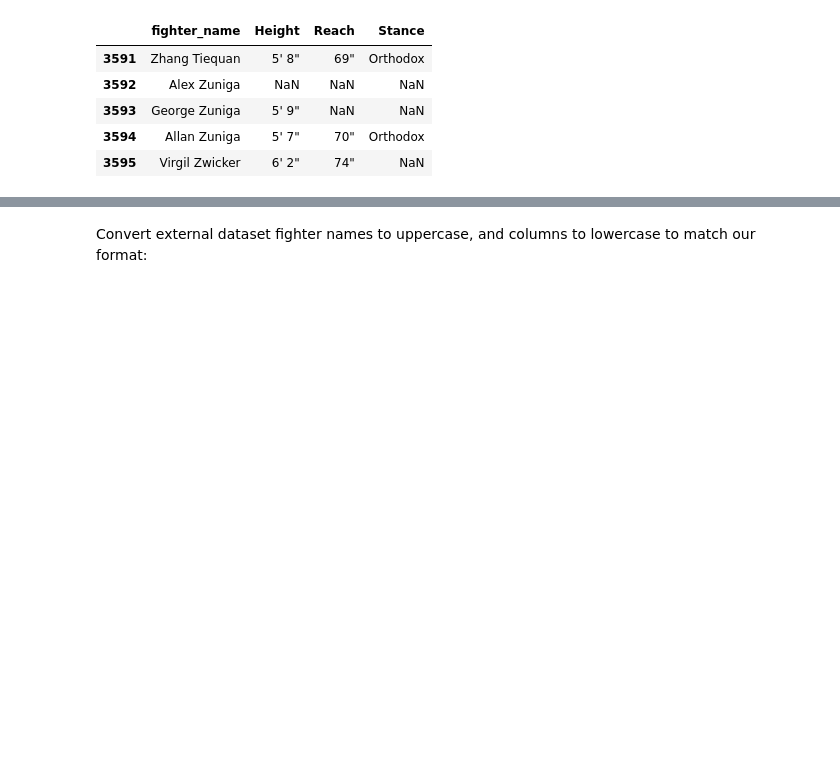
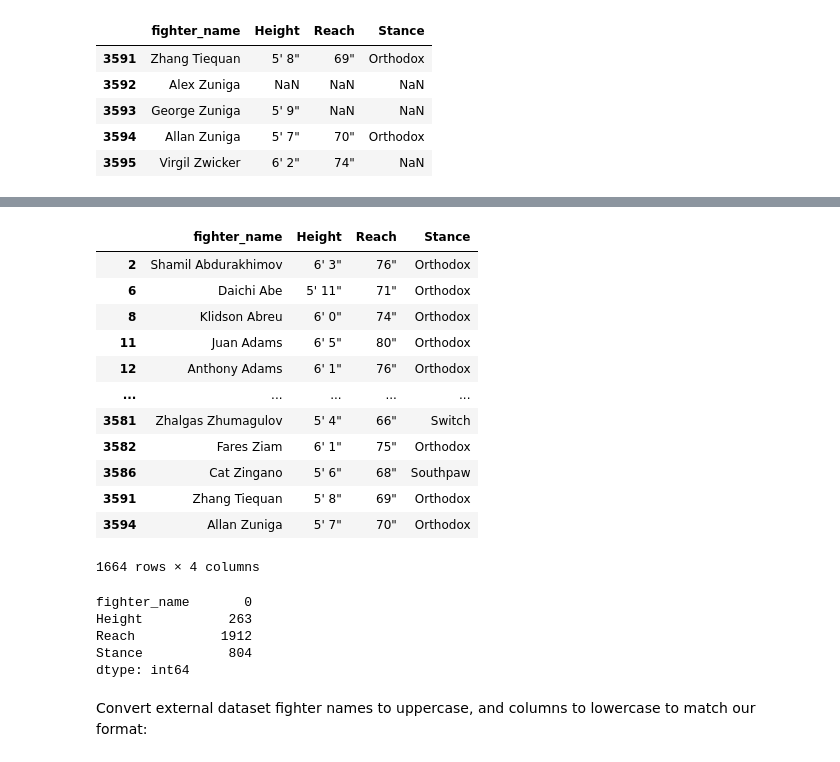
Before and after one commit to komaksym/UFC-DataLab, a Jupyter notebook: data/src/prepare_for_EDA.ipynb, the cells around one changed output, grey strips where cells are left out. Cells and saved outputs as stored; diff of their text form; code cells hidden in the pictures; blank space fills up the shorter version.

```diff
--- a/data/src/prepare_for_EDA.ipynb
+++ b/data/src/prepare_for_EDA.ipynb
@@ -45,3 +65,27 @@ athlete_stats.tail()
+# %%
+athlete_stats.dropna(how="all", inplace=True)
+# %% [output]
+|  | fighter_name | Height | Reach | Stance |
+| 2 | Shamil Abdurakhimov | 6' 3" | 76" | Orthodox |
+| 6 | Daichi Abe | 5' 11" | 71" | Orthodox |
+| 8 | Klidson Abreu | 6' 0" | 74" | Orthodox |
+| 11 | Juan Adams | 6' 5" | 80" | Orthodox |
+| 12 | Anthony Adams | 6' 1" | 76" | Orthodox |
+| ... | ... | ... | ... | ... |
+| 3581 | Zhalgas Zhumagulov | 5' 4" | 66" | Switch |
+| 3582 | Fares Ziam | 6' 1" | 75" | Orthodox |
+| 3586 | Cat Zingano | 5' 6" | 68" | Southpaw |
+| 3591 | Zhang Tiequan | 5' 8" | 69" | Orthodox |
+| 3594 | Allan Zuniga | 5' 7" | 70" | Orthodox |
+1664 rows × 4 columns
+# %%
+athlete_stats.isna().
+# %% [output]
+fighter_name       0
+Height           263
+Reach           1912
+Stance           804
+dtype: int64
 # %% [markdown]
 Convert external dataset fighter names to uppercase, and columns to lowercase to match our format:
 # %%
```
Also changed, not shown: parts of 13 cells of this notebook.
